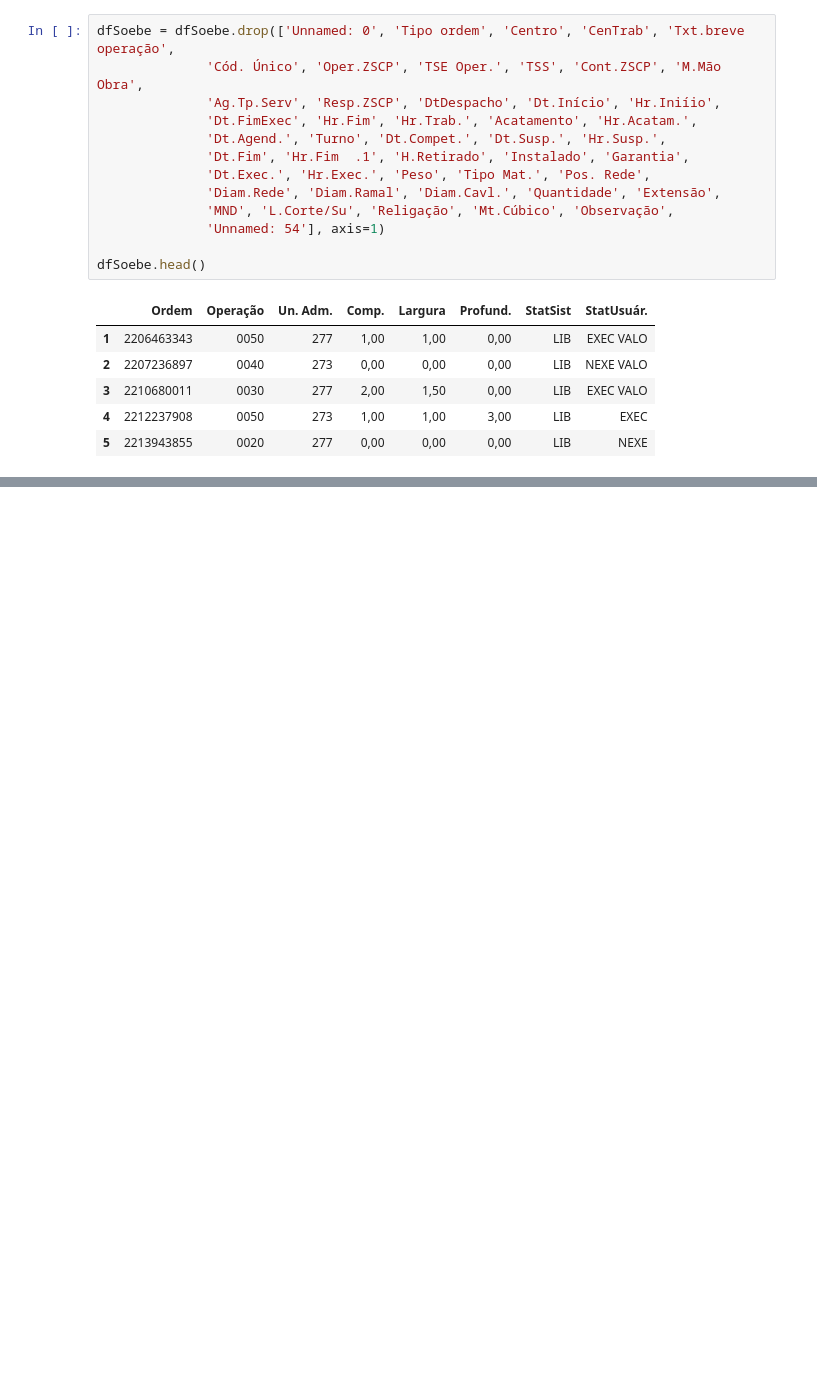
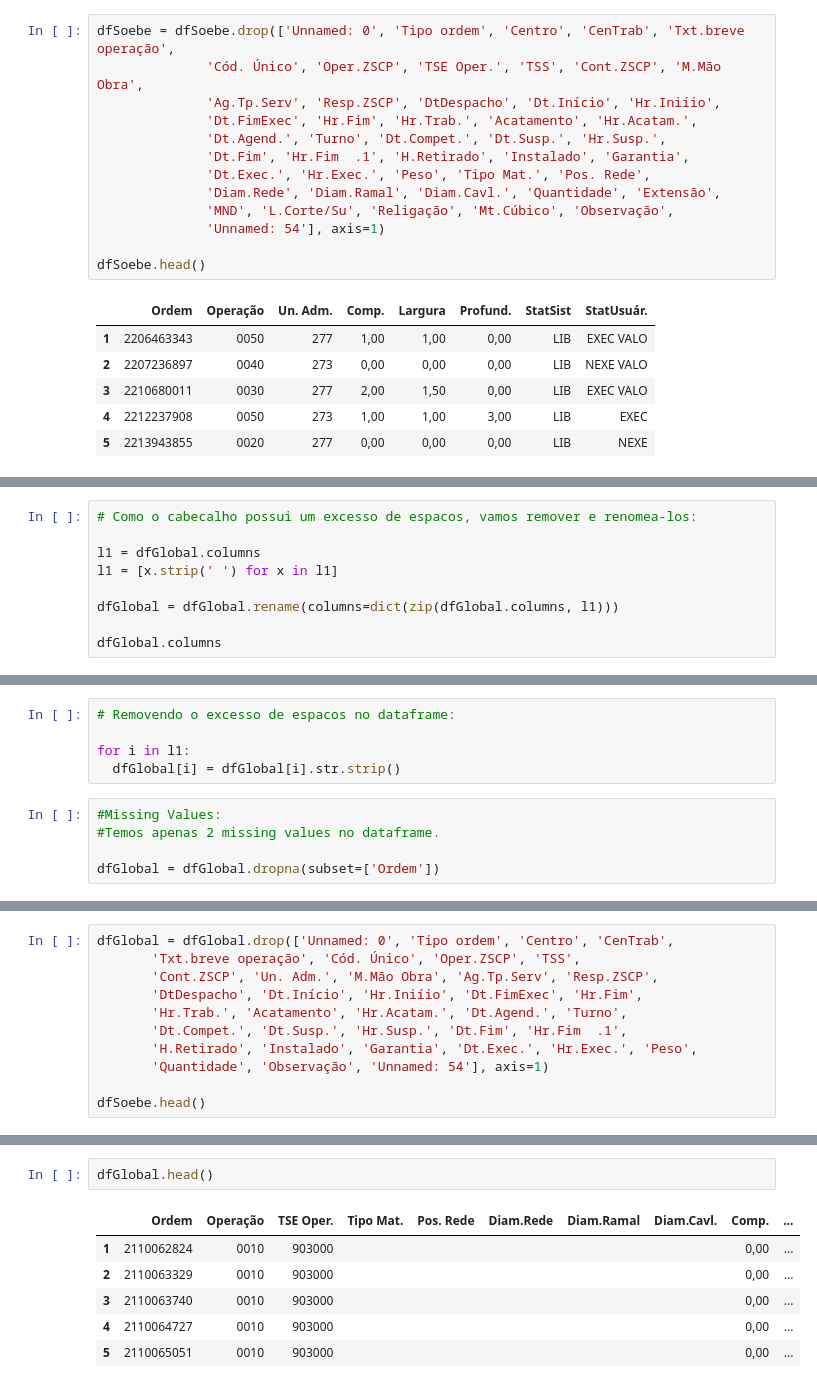
Before and after one commit to eeyamazaki/soebe, a Jupyter notebook: modelo_preditivo_soebe.ipynb, the cells around one changed output, grey strips where cells are left out. Saved outputs shown, nothing was run; the diff lists cells and outputs as text; blank space fills up the shorter version.

```diff
--- a/modelo_preditivo_soebe.ipynb
+++ b/modelo_preditivo_soebe.ipynb
@@ -119,0 +125,9 @@ df.head()
+# %%
+# Como o cabecalho possui um excesso de espacos, vamos remover e renomea-los:
+
+l1 = dfGlobal.columns
+l1 = [x.strip(' ') for x in l1]
+
+dfGlobal = dfGlobal.rename(columns=dict(zip(dfGlobal.columns, l1)))
+
+dfGlobal.columns
@@ -119,0 +147,10 @@ df.head()
+# %%
+# Removendo o excesso de espacos no dataframe:
+
+for i in l1:
+  dfGlobal[i] = dfGlobal[i].str.strip()
+# %%
+#Missing Values:
+#Temos apenas 2 missing values no dataframe.
+
+dfGlobal = dfGlobal.dropna(subset=['Ordem'])
@@ -119,0 +190,11 @@ df.head()
+# %%
+dfGlobal = dfGlobal.drop(['Unnamed: 0', 'Tipo ordem', 'Centro', 'CenTrab',
+       'Txt.breve operação', 'Cód. Único', 'Oper.ZSCP', 'TSS',
+       'Cont.ZSCP', 'Un. Adm.', 'M.Mão Obra', 'Ag.Tp.Serv', 'Resp.ZSCP',
+       'DtDespacho', 'Dt.Início', 'Hr.Iniíio', 'Dt.FimExec', 'Hr.Fim',
+       'Hr.Trab.', 'Acatamento', 'Hr.Acatam.', 'Dt.Agend.', 'Turno',
+       'Dt.Compet.', 'Dt.Susp.', 'Hr.Susp.', 'Dt.Fim', 'Hr.Fim  .1',
+       'H.Retirado', 'Instalado', 'Garantia', 'Dt.Exec.', 'Hr.Exec.', 'Peso',
+       'Quantidade', 'Observação', 'Unnamed: 54'], axis=1)
+
+dfSoebe.head()
@@ -142,0 +317,9 @@ dfSoebe.head()
+# %%
+dfGlobal.head()
+# %% [output]
+|  | Ordem | Operação | TSE Oper. | Tipo Mat. | Pos. Rede | Diam.Rede | Diam.Ramal | Diam.Cavl. | Comp. | ... |
+| 1 | 2110062824 | 0010 | 903000 |  |  |  |  |  | 0,00 | ... |
+| 2 | 2110063329 | 0010 | 903000 |  |  |  |  |  | 0,00 | ... |
+| 3 | 2110063740 | 0010 | 903000 |  |  |  |  |  | 0,00 | ... |
+| 4 | 2110064727 | 0010 | 903000 |  |  |  |  |  | 0,00 | ... |
+| 5 | 2110065051 | 0010 | 903000 |  |  |  |  |  | 0,00 | ... |
```
Also changed, not shown: parts of 22 cells of this notebook.
